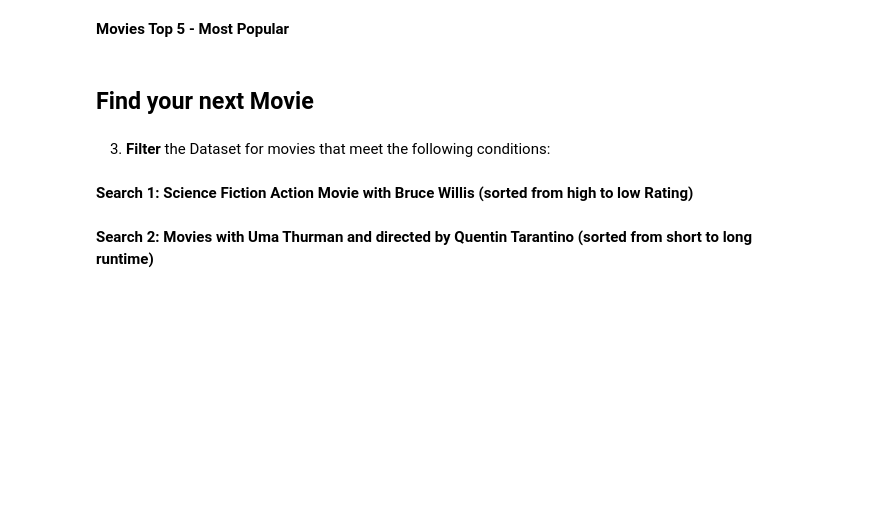
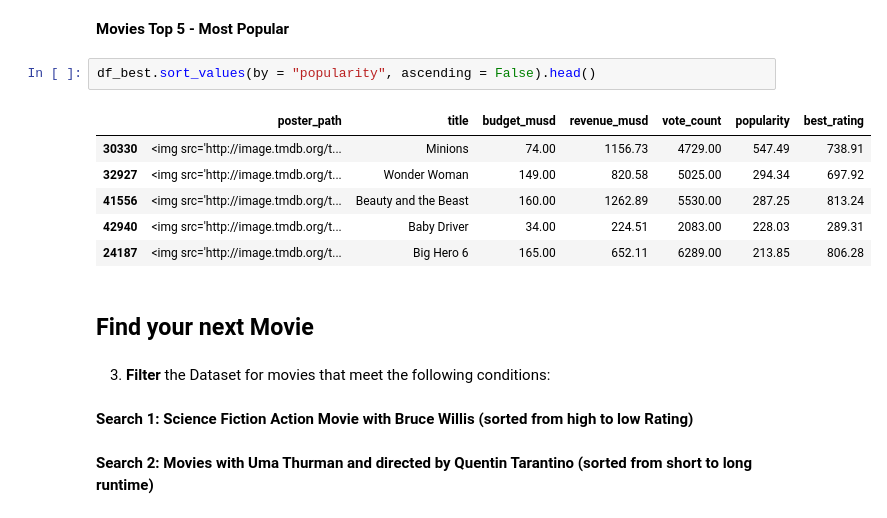
Before and after one commit to HunterKane/Movie-Data-Analysis-Project-1-, a Jupyter notebook: Project_01_Movie_Data_Analysis .ipynb, the cells around one changed output. Cells and saved outputs as stored; diff of their text form; blank space fills up the shorter version.

```diff
--- a/Project_01_Movie_Data_Analysis .ipynb
+++ b/Project_01_Movie_Data_Analysis .ipynb
@@ -380,5 +409,14 @@ __Movies Top 5 - Lowest Rating__
 # %% [markdown]
 __Movies Top 5 - Most Popular__
+# %%
+df_best.sort_values(by = "popularity", ascending = False).head()
+# %% [output]
+|  | poster_path | title | budget_musd | revenue_musd | vote_count | popularity | best_rating |
+| 30330 | <img src='http://image.tmdb.org/t... | Minions | 74.00 | 1156.73 | 4729.00 | 547.49 | 738.91 |
+| 32927 | <img src='http://image.tmdb.org/t... | Wonder Woman | 149.00 | 820.58 | 5025.00 | 294.34 | 697.92 |
+| 41556 | <img src='http://image.tmdb.org/t... | Beauty and the Beast | 160.00 | 1262.89 | 5530.00 | 287.25 | 813.24 |
+| 42940 | <img src='http://image.tmdb.org/t... | Baby Driver | 34.00 | 224.51 | 2083.00 | 228.03 | 289.31 |
+| 24187 | <img src='http://image.tmdb.org/t... | Big Hero 6 | 165.00 | 652.11 | 6289.00 | 213.85 | 806.28 |
 # %% [markdown]
 ## Find your next Movie
 # %% [markdown]
```
Also changed, not shown: parts of 3 cells of this notebook.
